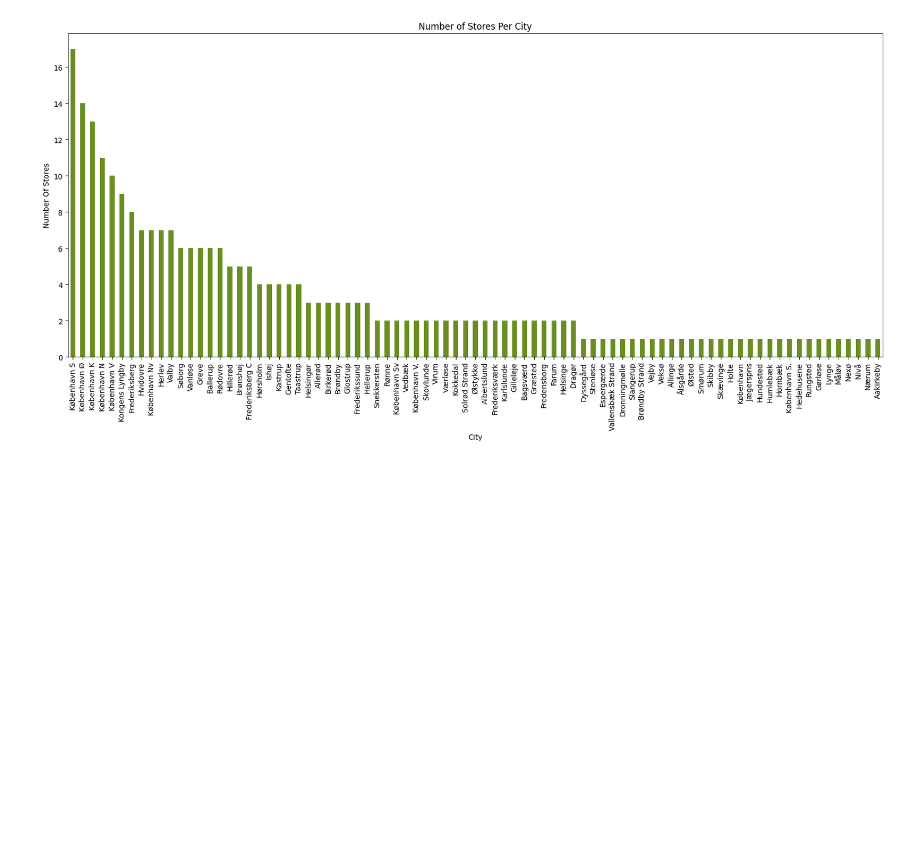
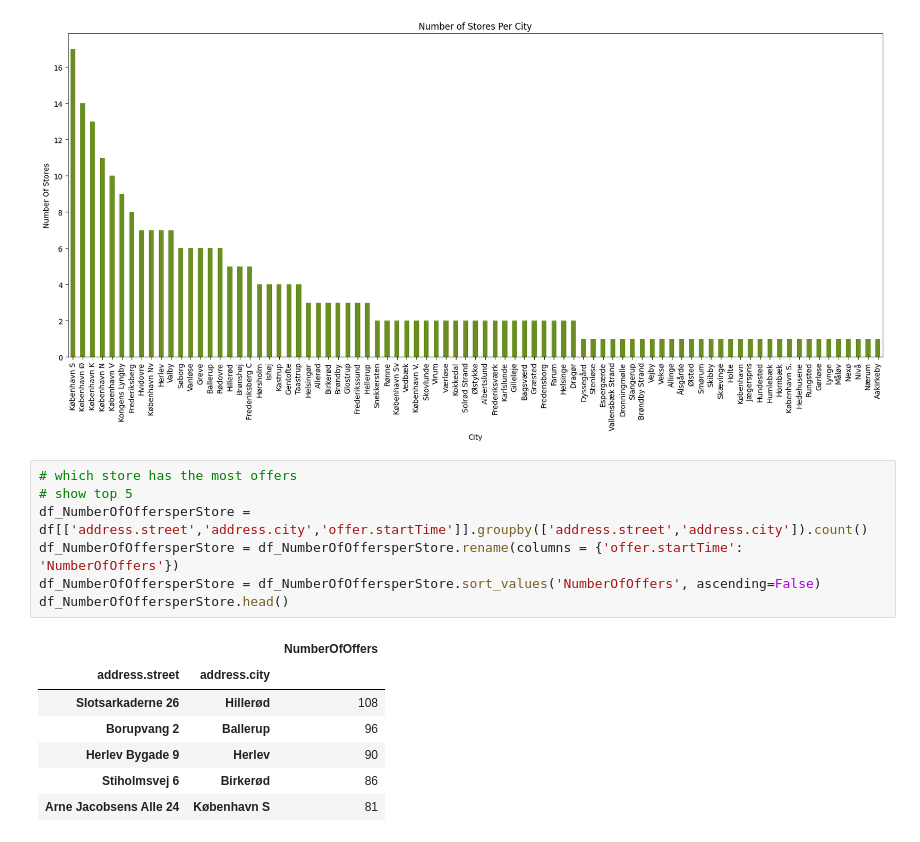
Before and after one commit to PhilipFrischMoller/ABA_Food_Waste_Project, a Jupyter notebook: Exploratory_Analysisv2.ipynb, the cells around one changed output. Cells and saved outputs as stored; diff of their text form; blank space fills up the shorter version.

```diff
--- a/Exploratory_Analysisv2.ipynb
+++ b/Exploratory_Analysisv2.ipynb
@@ -374,3 +374,18 @@ df_NumberOfStores.plot.bar(figsize=(20,8), legend=False,ylabel='Number Of Stores
 plt.show()
 # %% [output]
 [figure]
+# %%
+# which store has the most offers
+# show top 5
+df_NumberOfOffersperStore = df[['address.street','address.city','offer.startTime']].groupby(['address.street','address.city']).count()
+df_NumberOfOffersperStore = df_NumberOfOffersperStore.rename(columns = {'offer.startTime': 'NumberOfOffers'})
+df_NumberOfOffersperStore = df_NumberOfOffersperStore.sort_values('NumberOfOffers', ascending=False)
+df_NumberOfOffersperStore.head()
+# %% [output]
+|  |  | NumberOfOffers |
+| address.street | address.city |  |
+| Slotsarkaderne 26 | Hillerød | 108 |
+| Borupvang 2 | Ballerup | 96 |
+| Herlev Bygade 9 | Herlev | 90 |
+| Stiholmsvej 6 | Birkerød | 86 |
+| Arne Jacobsens Alle 24 | København S | 81 |
```
Also changed, not shown: parts of 12 cells of this notebook.
